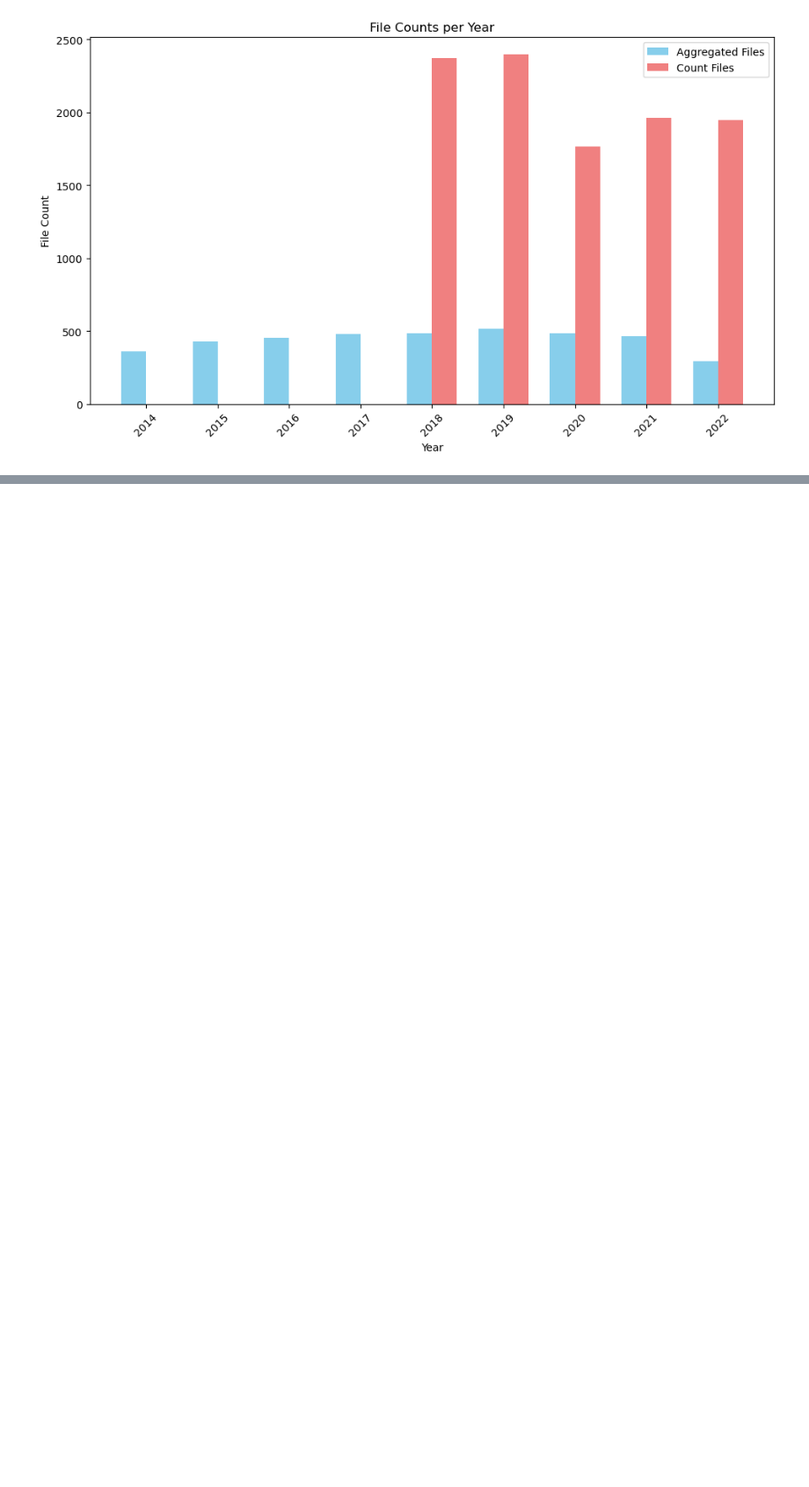
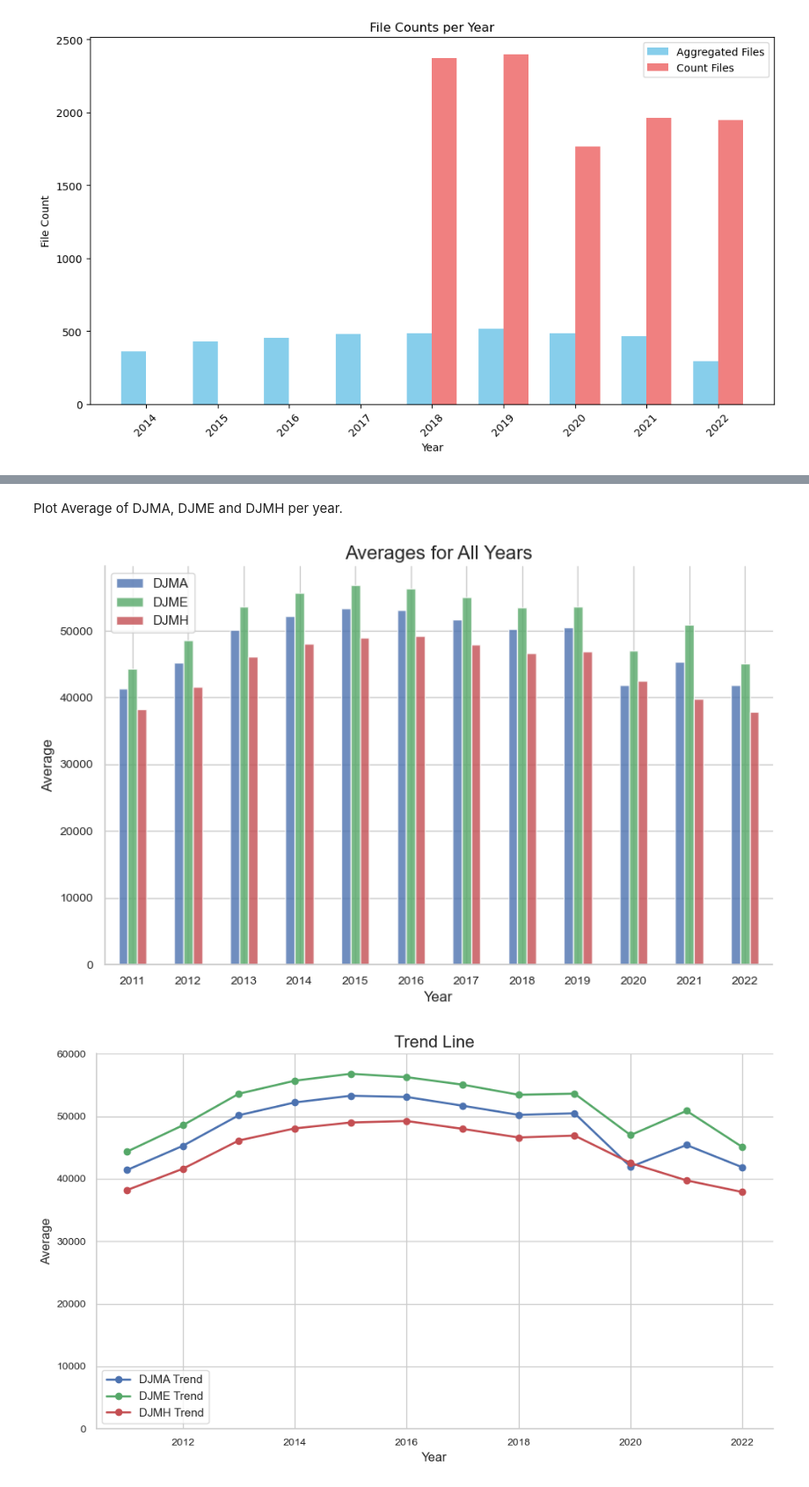
Before and after one commit to tarcisiocsn/OpenDataQuebec, a Jupyter notebook: QuebecTrafficVolumes/count_analysis.ipynb, the cells around one changed output, grey strips where cells are left out. Shown at 88% size. Saved outputs shown, nothing was run; the diff lists cells and outputs as text; code cells hidden in the pictures; blank space fills up the shorter version.

Commit message:
update plots

```diff
--- a/QuebecTrafficVolumes/count_analysis.ipynb
+++ b/QuebecTrafficVolumes/count_analysis.ipynb
@@ -165,0 +182,62 @@ plt.show()
+# %%
+# Create a new DataFrame with unique values based on 'SECTN' and 'ANNEE' columns
+aggregated_data_filtered = aggregated_data.drop_duplicates(subset=['SECTN', 'ANNEE'], keep='first')
+# Calculate the average of 'DJMA', 'DJME', and 'DJMH' for all years
+averages = aggregated_data_filtered.groupby('ANNEE')['DJMA', 'DJME', 'DJMH'].mean()
+# %% [markdown]
+Plot Average of DJMA, DJME and DJMH per year.
+# %%
+# Set seaborn style
+sns.set(style='whitegrid')
+
+# Create a figure and axis objects for the bar plot
+fig, ax = plt.subplots(figsize=(10, 6))
+
+# Plot the bar chart
+averages.plot(kind='bar', ax=ax, color=['#4C72B0', '#55A868', '#C44E52'], alpha=0.8)
+
+# Set the title and axis labels for the bar plot
+ax.set_title('Averages for All Years', fontsize=16)
+ax.set_xlabel('Year', fontsize=12)
+ax.set_ylabel('Average', fontsize=12)
+
+# Customize tick labels for the bar plot
+ax.tick_params(axis='x', labelrotation=0, labelsize=10)
+ax.tick_params(axis='y', labelsize=10)
+
+# Remove the top and right spines for the bar plot
+ax.spines['top'].set_visible(False)
+ax.spines['right'].set_visible(False)
+
+# Create a new figure and axis objects for the line plot
+fig2, ax2 = plt.subplots(figsize=(10, 6))
+
+# Plot the trend lines
+averages['DJMA'].plot(ax=ax2, color='#4C72B0', linewidth=2, marker='o', markersize=6, label='DJMA Trend')
+averages['DJME'].plot(ax=ax2, color='#55A868', linewidth=2, marker='o', markersize=6, label='DJME Trend')
+averages['DJMH'].plot(ax=ax2, color='#C44E52', linewidth=2, marker='o', markersize=6, label='DJMH Trend')
+
+# Set the title and axis labels for the line plot
+ax2.set_title('Trend Line', fontsize=16)
+ax2.set_xlabel('Year', fontsize=12)
+ax2.set_ylabel('Average', fontsize=12)
+
+# Customize tick labels for the line plot
+ax2.tick_params(axis='x', labelrotation=0, labelsize=10)
+ax2.tick_params(axis='y', labelsize=10)
+
+# Remove the top and right spines for the line plot
+ax2.spines['top'].set_visible(False)
+ax2.spines['right'].set_visible(False)
+
+ax2.set_ylim(0, 60000)
+
+# Show the legend for the line plot
+ax2.legend()
+
+# Show the plots
+plt.tight_layout()
+plt.show()
+# %% [output]
+[figure, added]
+[figure, added]
```
Also changed, not shown: parts of 12 cells of this notebook.
